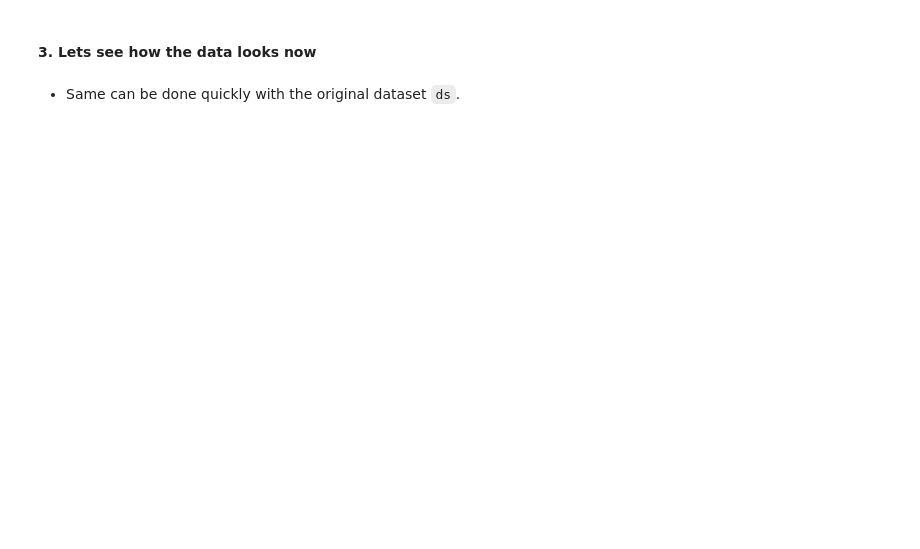
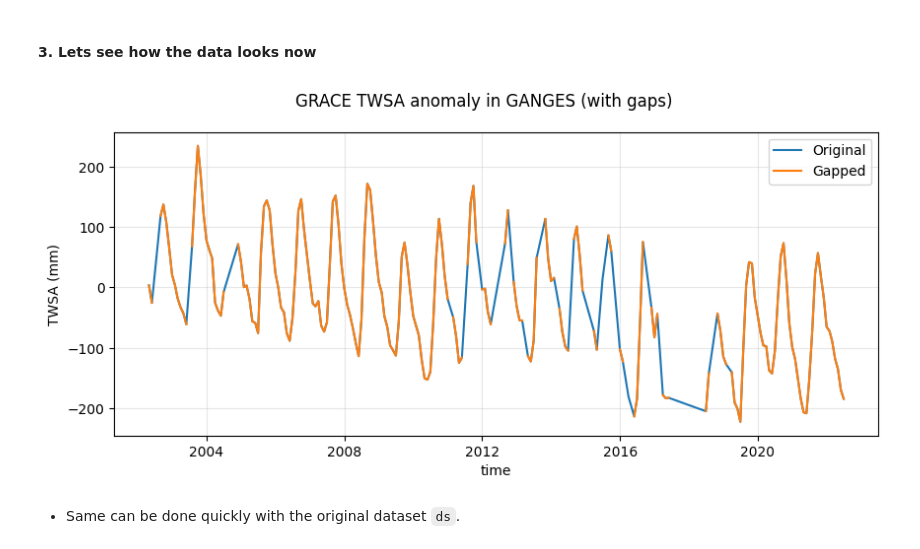
Before and after one commit to GESS-research-group/pyshbundle, a Jupyter notebook: examples/04_TWSA_time_series.ipynb, the cells around one changed output. Drawn from its saved outputs; the diff is of its cells as text; code cells hidden in the pictures; blank space fills up the shorter version.

```diff
--- a/examples/04_TWSA_time_series.ipynb
+++ b/examples/04_TWSA_time_series.ipynb
@@ -523,11 +638,14 @@ basin_avg_tws_gapped
 # %%
 fig = plt.figure(figsize=(10, 4))
 basin_avg_tws['tws'].plot()
 basin_avg_tws_gapped['tws'].plot()
 plt.grid(alpha=0.3)
+plt.ylabel('TWSA (mm)')
 plt.legend(['Original', 'Gapped'])
 plt.suptitle(f'GRACE TWSA anomaly in {basin_name} (with gaps)')
 plt.show()
+# %% [output]
+[figure, added]
 # %% [markdown]
 * Same can be done quickly with the original dataset `ds`.
 # %%
```
Also changed, not shown: parts of 21 cells of this notebook, 5 other files.
